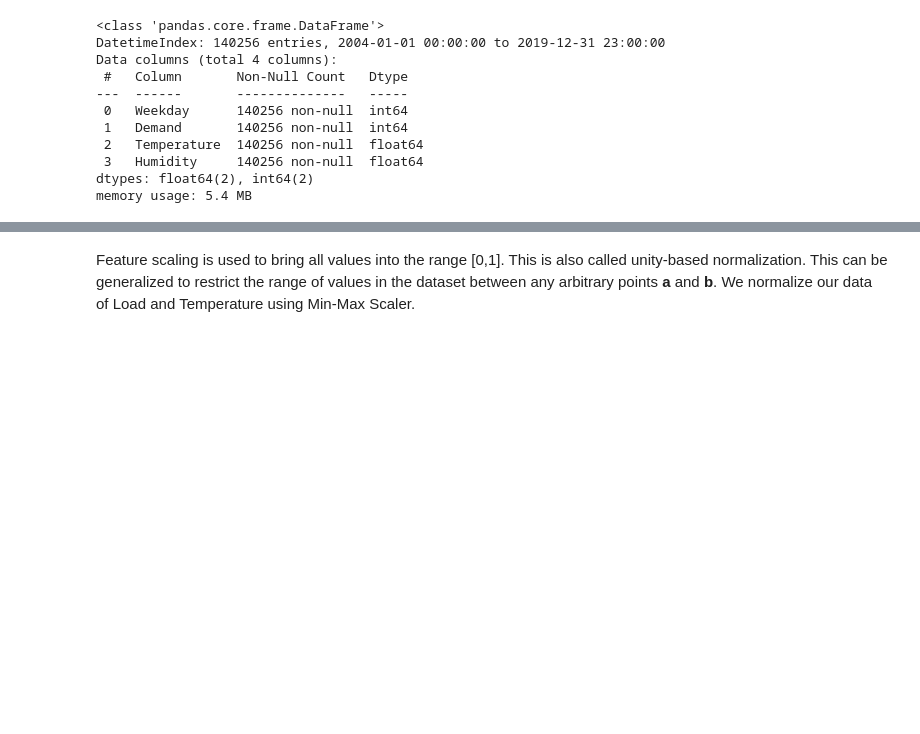
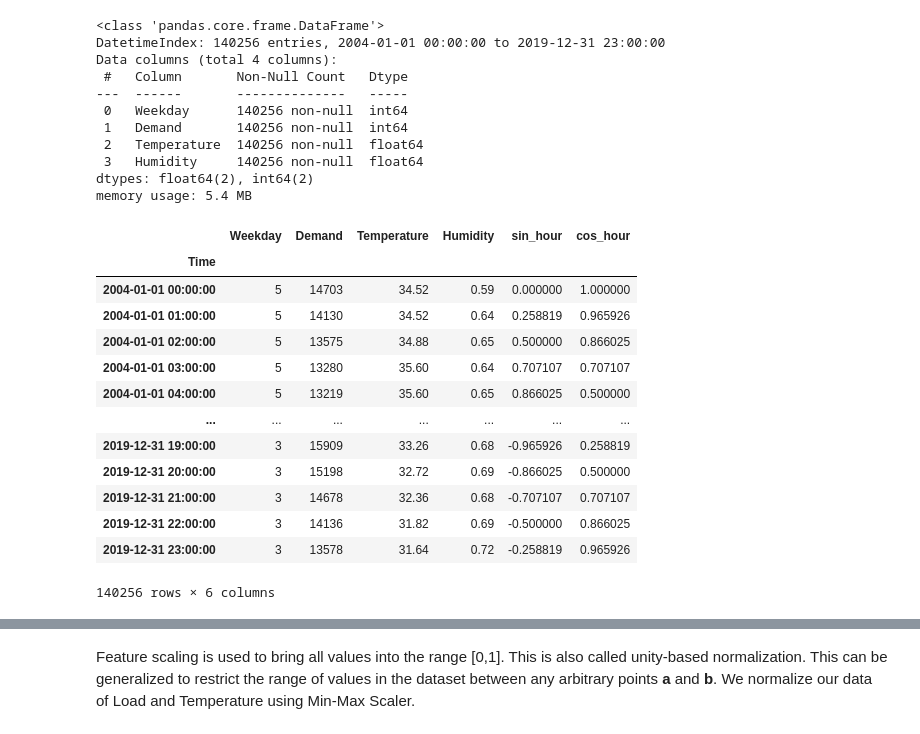
Before and after one commit to ayushiitbhu2800/Medium-Term-Load-Forecasting, a Jupyter notebook: Medium_Term_Load_Forecasting.ipynb, the cells around one changed output, grey strips where cells are left out. Drawn from its saved outputs; the diff is of its cells as text; code cells hidden in the pictures; blank space fills up the shorter version.

```diff
--- a/Medium_Term_Load_Forecasting.ipynb
+++ b/Medium_Term_Load_Forecasting.ipynb
@@ -181,6 +186,22 @@ df["Humidity"]=df["Humidity"]/100;
 # %%
 df['sin_hour'] = np.sin(2*np.pi*df.index.hour.values/24)
 df['cos_hour'] = np.cos(2*np.pi*df.index.hour.values/24)
+df
+# %% [output]
+|  | Weekday | Demand | Temperature | Humidity | sin_hour | cos_hour |
+| Time |  |  |  |  |  |  |
+| 2004-01-01 00:00:00 | 5 | 14703 | 34.52 | 0.59 | 0.000000 | 1.000000 |
+| 2004-01-01 01:00:00 | 5 | 14130 | 34.52 | 0.64 | 0.258819 | 0.965926 |
+| 2004-01-01 02:00:00 | 5 | 13575 | 34.88 | 0.65 | 0.500000 | 0.866025 |
+| 2004-01-01 03:00:00 | 5 | 13280 | 35.60 | 0.64 | 0.707107 | 0.707107 |
+| 2004-01-01 04:00:00 | 5 | 13219 | 35.60 | 0.65 | 0.866025 | 0.500000 |
+| ... | ... | ... | ... | ... | ... | ... |
+| 2019-12-31 19:00:00 | 3 | 15909 | 33.26 | 0.68 | -0.965926 | 0.258819 |
+| 2019-12-31 20:00:00 | 3 | 15198 | 32.72 | 0.69 | -0.866025 | 0.500000 |
+| 2019-12-31 21:00:00 | 3 | 14678 | 32.36 | 0.68 | -0.707107 | 0.707107 |
+| 2019-12-31 22:00:00 | 3 | 14136 | 31.82 | 0.69 | -0.500000 | 0.866025 |
+| 2019-12-31 23:00:00 | 3 | 13578 | 31.64 | 0.72 | -0.258819 | 0.965926 |
+140256 rows × 6 columns
 # %%
 plt.plot(df["Demand"])
 plt.xlabel("Time");
```
Also changed, not shown: parts of 9 cells of this notebook.
